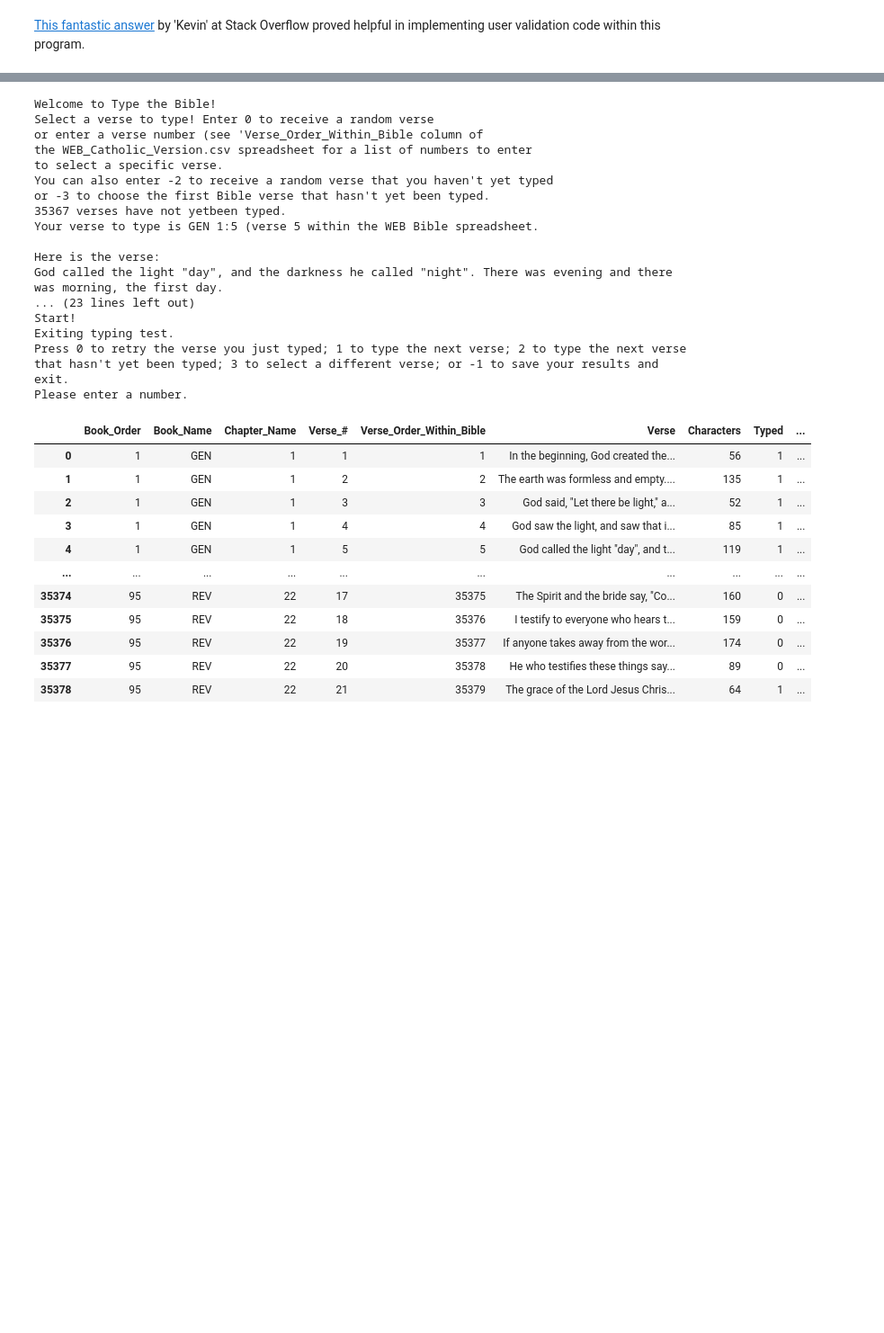
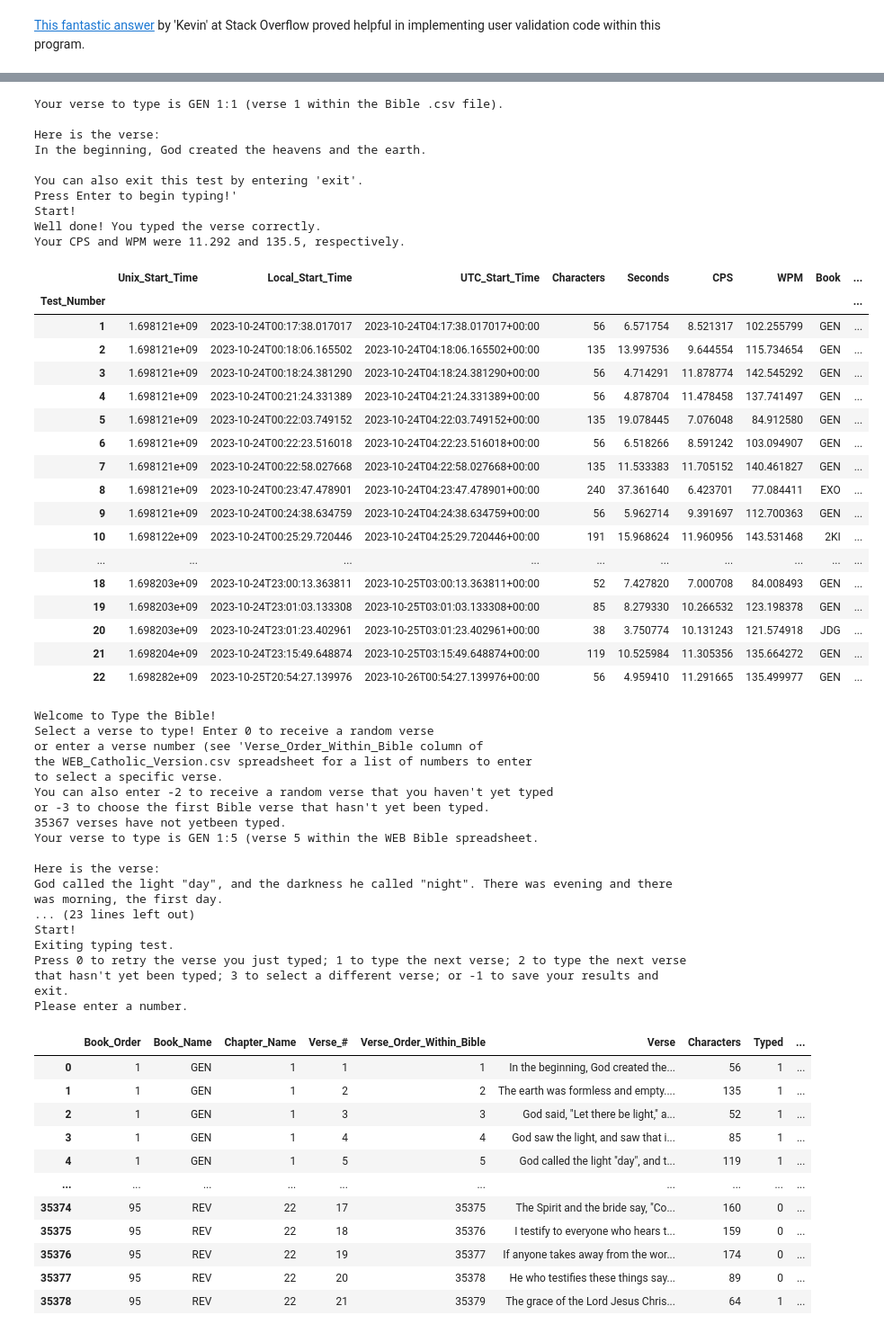
Before and after one commit to kburchfiel/Type_The_Bible, a Jupyter notebook: Type_The_Bible_v2.ipynb, the cells around one changed output, grey strips where cells are left out. Shown at 90% size. Cells and saved outputs as stored; diff of their text form; code cells hidden in the pictures; blank space fills up the shorter version.

Commit message:
Fixed a glitch that could inflate players' WPMs

```diff
--- a/Type_The_Bible_v2.ipynb
+++ b/Type_The_Bible_v2.ipynb
@@ -176,10 +178,16 @@ def run_typing_test(verse_number, results_table):
     while complete_flag == 0:
         print(f"Your verse to type is {book} \
 {chapter}:{verse_number_within_chapter} (verse {verse_number_within_Bible} \
-within the WEB Bible spreadsheet.\n")
+within the Bible .csv file).\n")
         print(f"Here is the verse:\n{verse}\n")
-        print("You can also exit this test by entering 'exit.'\nThe clock will start in 3 seconds!")
-        time.sleep(3)
+        print("You can also exit this test by entering 'exit'.\nPress any key \
+to begin typing!'")
+        # time.sleep(3) I realized that players could actually begin typing
+        # during this sleep period, thus allowing them to complete the test
+        # faster than intended. Therefore, I'm now having the test start
+        # after the player hits a character of his/her choice. getch()
+        # accomplishes this task well.
+        start_character = getch() # See https://github.com/joeyespo/py-getch
         print("Start!")
         local_start_time = datetime.now().isoformat()
         utc_start_time = datetime.now(timezone.utc).isoformat()
@@ -251,6 +259,37 @@ within the WEB Bible spreadsheet.\n")
         df_Bible.at[verse_number-1, 'Fastest_WPM'] = wpm
 
     return results_table
+# %%
+run_typing_test(1, results_table=df_results)
+# %% [output]
+Your verse to type is GEN 1:1 (verse 1 within the Bible .csv file).
+
+Here is the verse:
+In the beginning, God created the heavens and the earth.
+
+You can also exit this test by entering 'exit'.
+Press Enter to begin typing!'
+Start!
+Well done! You typed the verse correctly.
+Your CPS and WPM were 11.292 and 135.5, respectively.
+|  | Unix_Start_Time | Local_Start_Time | UTC_Start_Time | Characters | Seconds | CPS | WPM | Book | ... |
+| Test_Number |  |  |  |  |  |  |  |  | ... |
+| 1 | 1.698121e+09 | 2023-10-24T00:17:38.017017 | 2023-10-24T04:17:38.017017+00:00 | 56 | 6.571754 | 8.521317 | 102.255799 | GEN | ... |
+| 2 | 1.698121e+09 | 2023-10-24T00:18:06.165502 | 2023-10-24T04:18:06.165502+00:00 | 135 | 13.997536 | 9.644554 | 115.734654 | GEN | ... |
+| 3 | 1.698121e+09 | 2023-10-24T00:18:24.381290 | 2023-10-24T04:18:24.381290+00:00 | 56 | 4.714291 | 11.878774 | 142.545292 | GEN | ... |
+| 4 | 1.698121e+09 | 2023-10-24T00:21:24.331389 | 2023-10-24T04:21:24.331389+00:00 | 56 | 4.878704 | 11.478458 | 137.741497 | GEN | ... |
+| 5 | 1.698121e+09 | 2023-10-24T00:22:03.749152 | 2023-10-24T04:22:03.749152+00:00 | 135 | 19.078445 | 7.076048 | 84.912580 | GEN | ... |
+| 6 | 1.698121e+09 | 2023-10-24T00:22:23.516018 | 2023-10-24T04:22:23.516018+00:00 | 56 | 6.518266 | 8.591242 | 103.094907 | GEN | ... |
+| 7 | 1.698121e+09 | 2023-10-24T00:22:58.027668 | 2023-10-24T04:22:58.027668+00:00 | 135 | 11.533383 | 11.705152 | 140.461827 | GEN | ... |
+| 8 | 1.698121e+09 | 2023-10-24T00:23:47.478901 | 2023-10-24T04:23:47.478901+00:00 | 240 | 37.361640 | 6.423701 | 77.084411 | EXO | ... |
+| 9 | 1.698121e+09 | 2023-10-24T00:24:38.634759 | 2023-10-24T04:24:38.634759+00:00 | 56 | 5.962714 | 9.391697 | 112.700363 | GEN | ... |
+| 10 | 1.698122e+09 | 2023-10-24T00:25:29.720446 | 2023-10-24T04:25:29.720446+00:00 | 191 | 15.968624 | 11.960956 | 143.531468 | 2KI | ... |
+| ... | ... | ... | ... | ... | ... | ... | ... | ... | ... |
+| 18 | 1.698203e+09 | 2023-10-24T23:00:13.363811 | 2023-10-25T03:00:13.363811+00:00 | 52 | 7.427820 | 7.000708 | 84.008493 | GEN | ... |
+| 19 | 1.698203e+09 | 2023-10-24T23:01:03.133308 | 2023-10-25T03:01:03.133308+00:00 | 85 | 8.279330 | 10.266532 | 123.198378 | GEN | ... |
+| 20 | 1.698203e+09 | 2023-10-24T23:01:23.402961 | 2023-10-25T03:01:23.402961+00:00 | 38 | 3.750774 | 10.131243 | 121.574918 | JDG | ... |
+| 21 | 1.698204e+09 | 2023-10-24T23:15:49.648874 | 2023-10-25T03:15:49.648874+00:00 | 119 | 10.525984 | 11.305356 | 135.664272 | GEN | ... |
+| 22 | 1.698282e+09 | 2023-10-25T20:54:27.139976 | 2023-10-26T00:54:27.139976+00:00 | 56 | 4.959410 | 11.291665 | 135.499977 | GEN | ... |
 # %%
 def select_subsequent_verse(previous_verse_number):
     '''This function allows the player to specify which verse to
```
Also changed, not shown: parts of 6 cells of this notebook, 3 other files.
